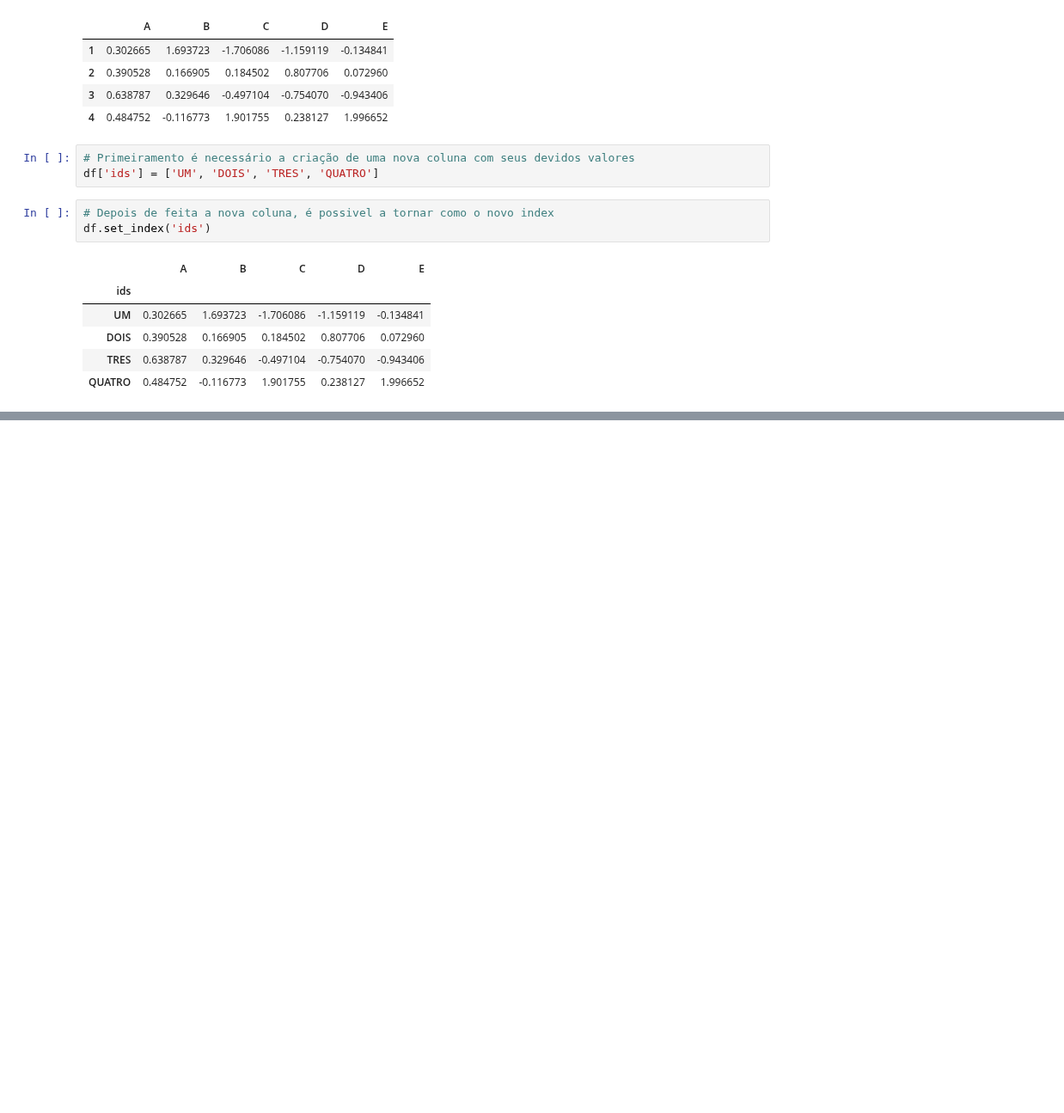
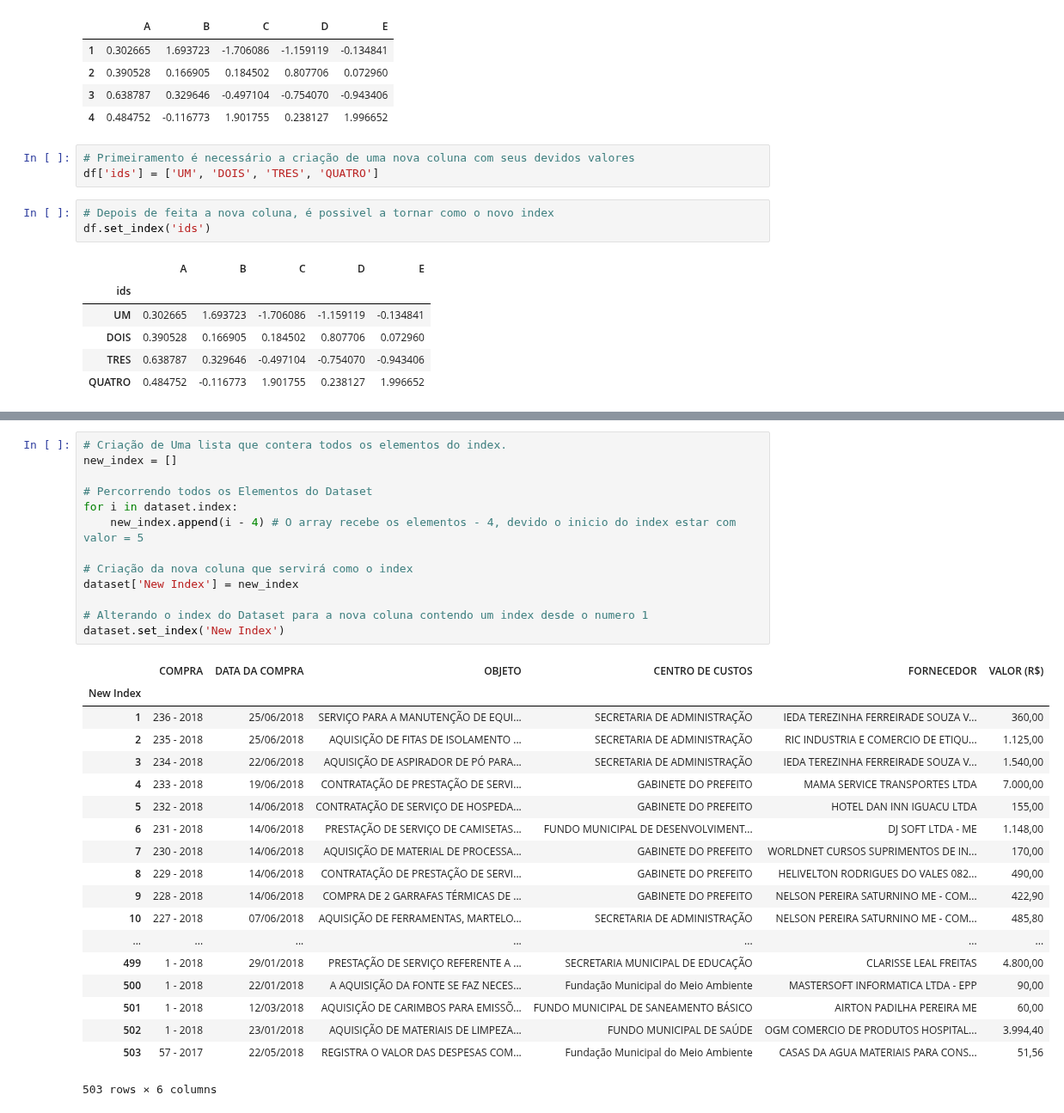
Before and after one commit to Fatmaik/Data-Science, a Jupyter notebook: Pandas/DataFrames.ipynb, the cells around one changed output, grey strips where cells are left out. Shown at 86% size. Drawn from its saved outputs; the diff is of its cells as text; blank space fills up the shorter version.

```diff
--- a/Pandas/DataFrames.ipynb
+++ b/Pandas/DataFrames.ipynb
@@ -121,0 +282,33 @@ FileNotFoundError: File b'../DATASETS/Consulta_de_compras_diretas.csv' does not
+# %%
+# Criação de Uma lista que contera todos os elementos do index.
+new_index = []
+
+# Percorrendo todos os Elementos do Dataset
+for i in dataset.index:
+    new_index.append(i - 4) # O array recebe os elementos - 4, devido o inicio do index estar com valor = 5
+
+# Criação da nova coluna que servirá como o index
+dataset['New Index'] = new_index
+
+# Alterando o index do Dataset para a nova coluna contendo um index desde o numero 1
+dataset.set_index('New Index')
+# %% [output]
+|  | COMPRA | DATA DA COMPRA | OBJETO | CENTRO DE CUSTOS | FORNECEDOR | VALOR (R$) |
+| New Index |  |  |  |  |  |  |
+| 1 | 236 - 2018 | 25/06/2018 | SERVIÇO PARA A MANUTENÇÃO DE EQUI... | SECRETARIA DE ADMINISTRAÇÃO | IEDA TEREZINHA FERREIRADE SOUZA V... | 360,00 |
+| 2 | 235 - 2018 | 25/06/2018 | AQUISIÇÃO DE FITAS DE ISOLAMENTO ... | SECRETARIA DE ADMINISTRAÇÃO | RIC INDUSTRIA E COMERCIO DE ETIQU... | 1.125,00 |
+| 3 | 234 - 2018 | 22/06/2018 | AQUISIÇÃO DE ASPIRADOR DE PÓ PARA... | SECRETARIA DE ADMINISTRAÇÃO | IEDA TEREZINHA FERREIRADE SOUZA V... | 1.540,00 |
+| 4 | 233 - 2018 | 19/06/2018 | CONTRATAÇÃO DE PRESTAÇÃO DE SERVI... | GABINETE DO PREFEITO | MAMA SERVICE TRANSPORTES LTDA | 7.000,00 |
+| 5 | 232 - 2018 | 14/06/2018 | CONTRATAÇÃO DE SERVIÇO DE HOSPEDA... | GABINETE DO PREFEITO | HOTEL DAN INN IGUACU LTDA | 155,00 |
+| 6 | 231 - 2018 | 14/06/2018 | PRESTAÇÃO DE SERVIÇO DE CAMISETAS... | FUNDO MUNICIPAL DE DESENVOLVIMENT... | DJ SOFT LTDA - ME | 1.148,00 |
+| 7 | 230 - 2018 | 14/06/2018 | AQUISIÇÃO DE MATERIAL DE PROCESSA... | GABINETE DO PREFEITO | WORLDNET CURSOS SUPRIMENTOS DE IN... | 170,00 |
+| 8 | 229 - 2018 | 14/06/2018 | CONTRATAÇÃO DE PRESTAÇÃO DE SERVI... | GABINETE DO PREFEITO | HELIVELTON RODRIGUES DO VALES 082... | 490,00 |
+| 9 | 228 - 2018 | 14/06/2018 | COMPRA DE 2 GARRAFAS TÉRMICAS DE ... | GABINETE DO PREFEITO | NELSON PEREIRA SATURNINO ME - COM... | 422,90 |
+| 10 | 227 - 2018 | 07/06/2018 | AQUISIÇÃO DE FERRAMENTAS, MARTELO... | SECRETARIA DE ADMINISTRAÇÃO | NELSON PEREIRA SATURNINO ME - COM... | 485,80 |
+| ... | ... | ... | ... | ... | ... | ... |
+| 499 | 1 - 2018 | 29/01/2018 | PRESTAÇÃO DE SERVIÇO REFERENTE A ... | SECRETARIA MUNICIPAL DE EDUCAÇÃO | CLARISSE LEAL FREITAS | 4.800,00 |
+| 500 | 1 - 2018 | 22/01/2018 | A AQUISIÇÃO DA FONTE SE FAZ NECES... | Fundação Municipal do Meio Ambiente | MASTERSOFT INFORMATICA LTDA - EPP | 90,00 |
+| 501 | 1 - 2018 | 12/03/2018 | AQUISIÇÃO DE CARIMBOS PARA EMISSÕ... | FUNDO MUNICIPAL DE SANEAMENTO BÁSICO | AIRTON PADILHA PEREIRA ME | 60,00 |
+| 502 | 1 - 2018 | 23/01/2018 | AQUISIÇÃO DE MATERIAIS DE LIMPEZA... | FUNDO MUNICIPAL DE SAÚDE | OGM COMERCIO DE PRODUTOS HOSPITAL... | 3.994,40 |
+| 503 | 57 - 2017 | 22/05/2018 | REGISTRA O VALOR DAS DESPESAS COM... | Fundação Municipal do Meio Ambiente | CASAS DA AGUA MATERIAIS PARA CONS... | 51,56 |
+503 rows × 6 columns
```
Also changed, not shown: parts of 44 cells of this notebook.
